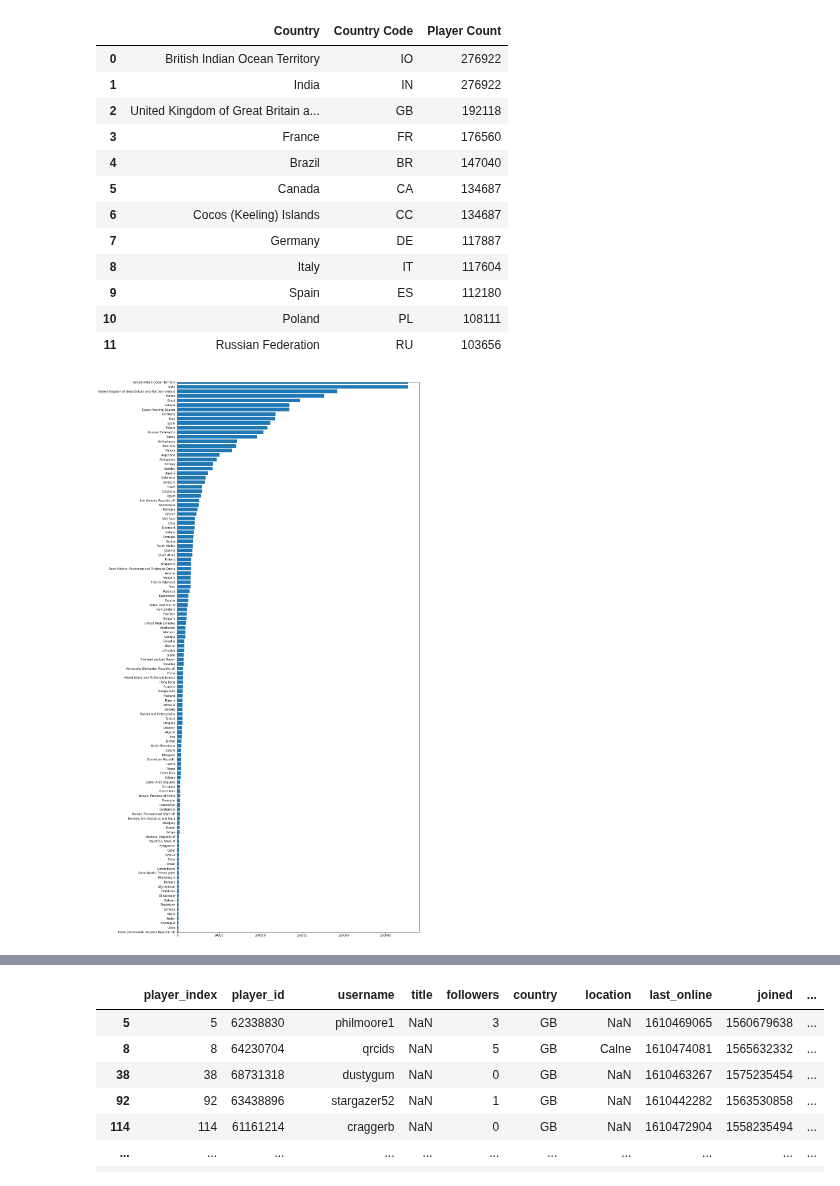
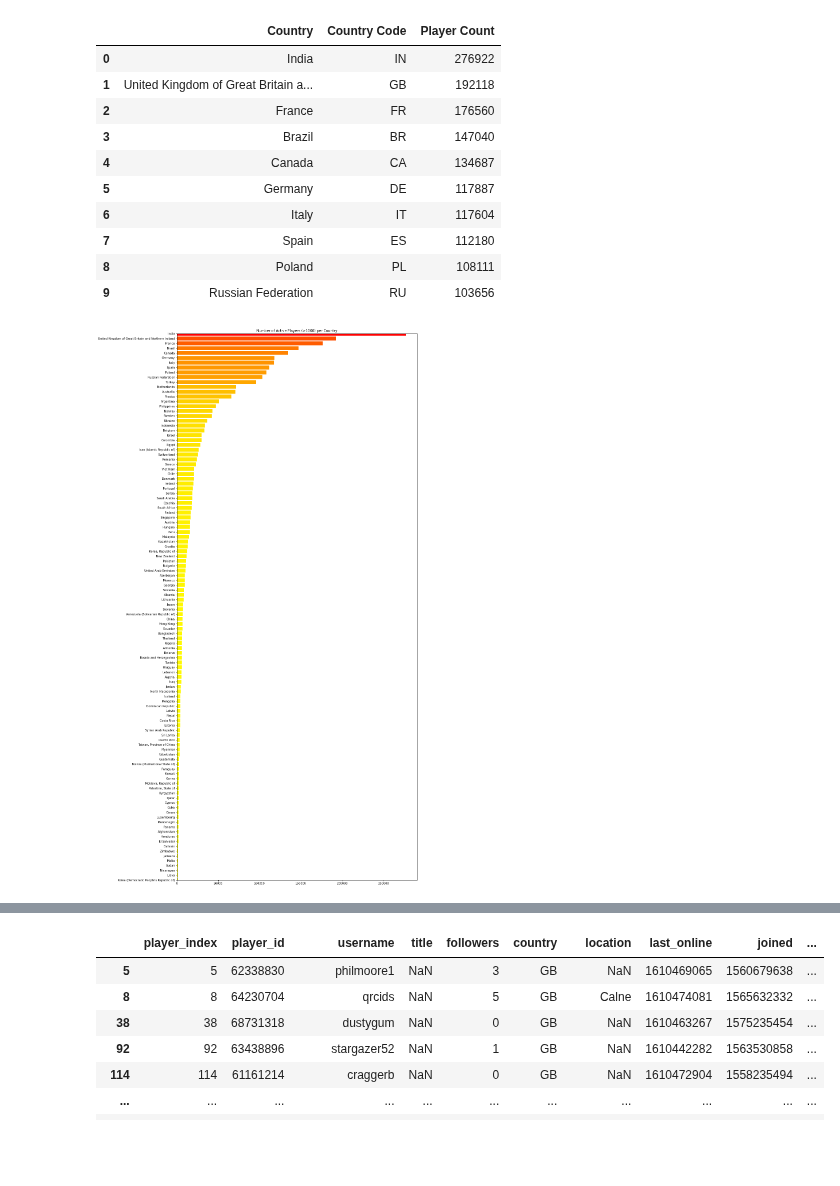
Before and after one commit to melissamonroe/who-plays-chess, a Jupyter notebook: ChessDetailsPy.ipynb, the cells around one changed output, grey strips where cells are left out. Drawn from its saved outputs; the diff is of its cells as text; code cells hidden in the pictures; blank space fills up the shorter version.

Commit message:
adding country player count

```diff
--- a/ChessDetailsPy.ipynb
+++ b/ChessDetailsPy.ipynb
@@ -76,29 +78,31 @@ count_sorted_cleaned
 # %%
-count_sorted_cleaned.head(12)
+count_sorted_cleaned.head(10)
 # %% [output]
 |  | Country | Country Code | Player Count |
-| 0 | British Indian Ocean Territory | IO | 276922 |
-| 1 | India | IN | 276922 |
-| 2 | United Kingdom of Great Britain a... | GB | 192118 |
-| 3 | France | FR | 176560 |
-| 4 | Brazil | BR | 147040 |
-| 5 | Canada | CA | 134687 |
-| 6 | Cocos (Keeling) Islands | CC | 134687 |
-| 7 | Germany | DE | 117887 |
-| 8 | Italy | IT | 117604 |
-| 9 | Spain | ES | 112180 |
-| 10 | Poland | PL | 108111 |
-| 11 | Russian Federation | RU | 103656 |
+| 0 | India | IN | 276922 |
+| 1 | United Kingdom of Great Britain a... | GB | 192118 |
+| 2 | France | FR | 176560 |
+| 3 | Brazil | BR | 147040 |
+| 4 | Canada | CA | 134687 |
+| 5 | Germany | DE | 117887 |
+| 6 | Italy | IT | 117604 |
+| 7 | Spain | ES | 112180 |
+| 8 | Poland | PL | 108111 |
+| 9 | Russian Federation | RU | 103656 |
 # %%
 count_sorted_cleaned.to_csv(output_file, index=True, header=True)
 # %%
 country = count_sorted_cleaned["Country"]
 count = count_sorted_cleaned["Player Count"]
 
+cmap = mcolors.LinearSegmentedColormap.from_list("", ["yellow", "red"])
+
 fig = plt.figure(figsize=(15,35))
-plt.barh(country, count, align='center')
-plt.ylim('British Indian Ocean Territory', "Korea (Democratic People's Republic of)")
+plt.barh(country, count, align='center', color=cmap(count.values/count.values.max()))
+plt.ylim('India', "Korea (Democratic People's Republic of)")
+plt.title("Number of Active Players (>1000) per Country")
 plt.gca().invert_yaxis()
+plt.savefig("figures/figure6_player_count", dpi=120)
 plt.show()
 # %% [output]
-[figure, old version]
+[figure, new version]
```
Also changed, not shown: parts of 5 cells of this notebook, 4 other files.
